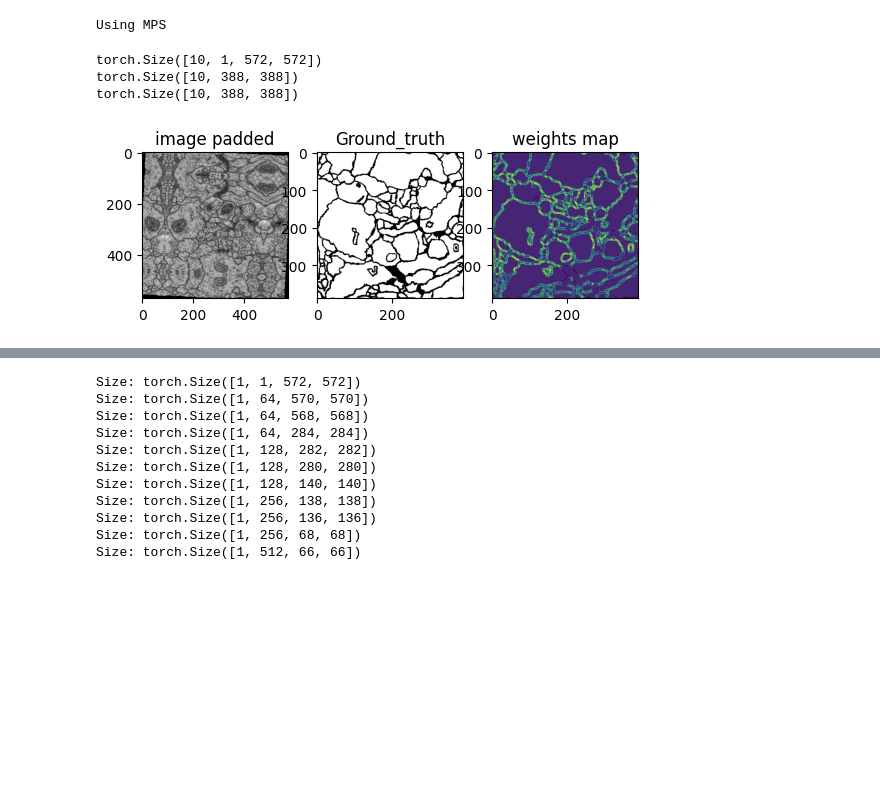
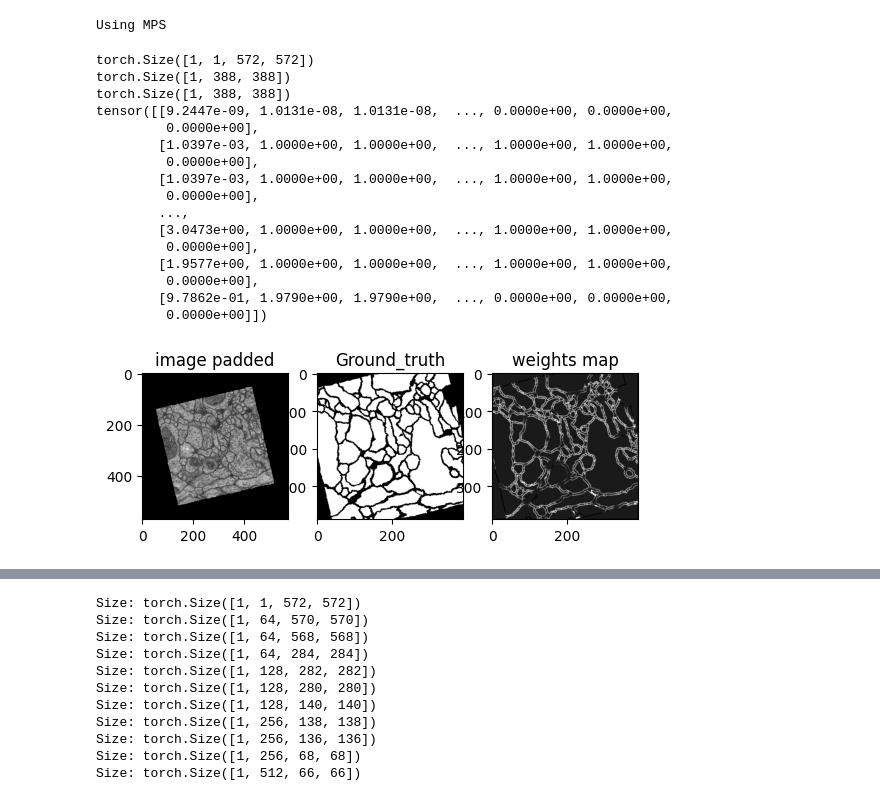
Before and after one commit to Syntoxikoo/Deep-learning-for-segmentation-of-micro-tomography-images, a Jupyter notebook: notebooks/test_Unet.ipynb, the cells around one changed output, grey strips where cells are left out. Saved outputs shown, nothing was run; the diff lists cells and outputs as text; code cells hidden in the pictures; blank space fills up the shorter version.

```diff
--- a/notebooks/test_Unet.ipynb
+++ b/notebooks/test_Unet.ipynb
@@ -152,35 +153,38 @@ class UnetDataset(Dataset):
         image = v2.functional.to_dtype(image,torch.float32, scale = True)
         label = decode_png(label_tensor)
 
+        if self.resized_shape:
+            image = v2.functional.resize(image,self.resized_shape)
+            label = v2.functional.resize(label, self.resized_shape)
 
         if self.padding:
-            if self.resized_shape is None:
-                    resized_shape = image.shape[-2:]
-            else:
-                resized_shape = self.resized_shape
-            resized = v2.functional.resize(image,resized_shape)
-            image = v2.functional.pad(resized, self.padding,padding_mode="reflect")
-            label = v2.functional.resize(label, resized_shape)
+            image = v2.functional.pad(image, self.padding,fill = 0)
+            label = v2.functional.pad(label, self.padding,fill= 0)
+
+        label = tv_tensors.Mask(label)
+
         if self.transform:
             image,label = self.transform(image,label)
+
+        if self.padding:
+            label = v2.functional.center_crop(label, self.resized_shape)
 
         label = (label >=125).long() #binarize
         weight_map = compute_weight_map(label.numpy())
 
         return image, label.squeeze(0).long(),weight_map
+
 class pairTransform:
+    def __init__(self, transform_pipeline):
+        self.transform_pipeline = transform_pipeline
 
-    def __init__(self, img_transforms, label_transforms=None):
-        self.img_transforms = img_transforms
-        self.label_transforms = label_transforms if label_transforms else img_transforms
+    def __call__(self, image, label):
+        if label.ndim == 2:
+            label = label.unsqueeze(0)
 
-    def __call__(self,image,label):
-        label_3d = label.unsqueeze(0)
-        for t in self.img_transforms.transforms:
-            image = t(image)
-            label = t(label_3d).squeeze(0)
+        image, label = self.transform_pipeline(image, label)
 
-        return image, label
+        return image, label.squeeze(0)
 # %%
 #Transform
 
@@ -191,36 +195,50 @@ transform = v2.Compose(
 # %%
 cwd = Path.cwd().parent
 path =os.path.join(cwd, "datas/Unet")
 shape_orig = 512
 shape_in = 572
 shape_out = 388
 
 pair_transform = pairTransform(transform)
 # pair_transform = None
 train_dataset = UnetDataset(path,split='train',transform=pair_transform,padding=92,resized_shape=[shape_out,shape_out])
 test_dataset = UnetDataset(path,split='test',transform=pair_transform,padding=92,resized_shape=[shape_out,shape_out])
-BATCH_SIZE = 10
+BATCH_SIZE = 1
 
 train_loader = DataLoader(train_dataset,BATCH_SIZE, True, num_workers=dl_workers)
 test_loader = DataLoader(test_dataset,BATCH_SIZE, True, num_workers=dl_workers)
 plt.figure()
 for images, masks,weights in train_loader:
     print(images.shape)
     print(masks.shape)
     print(weights.shape)
     plt.subplot(1,3,1)
     plt.imshow(images[0,0], cmap="gray")
     plt.title("image padded")
     plt.subplot(1,3,2)
     plt.imshow(masks[0], cmap="gray")
     plt.title("Ground_truth")
     plt.subplot(1,3,3)
-    plt.imshow(weights[0])
+    plt.imshow(weights[0],"gray")
     plt.title("weights map")
+    print(weights[0])
     break
 plt.show()
 # %% [output]
-torch.Size([10, 1, 572, 572])
-torch.Size([10, 388, 388])
-torch.Size([10, 388, 388])
+torch.Size([1, 1, 572, 572])
+torch.Size([1, 388, 388])
+torch.Size([1, 388, 388])
+tensor([[9.2447e-09, 1.0131e-08, 1.0131e-08,  ..., 0.0000e+00, 0.0000e+00,
+         0.0000e+00],
+        [1.0397e-03, 1.0000e+00, 1.0000e+00,  ..., 1.0000e+00, 1.0000e+00,
+         0.0000e+00],
+        [1.0397e-03, 1.0000e+00, 1.0000e+00,  ..., 1.0000e+00, 1.0000e+00,
+         0.0000e+00],
+        ...,
+        [3.0473e+00, 1.0000e+00, 1.0000e+00,  ..., 1.0000e+00, 1.0000e+00,
+         0.0000e+00],
+        [1.9577e+00, 1.0000e+00, 1.0000e+00,  ..., 1.0000e+00, 1.0000e+00,
+         0.0000e+00],
+        [9.7862e-01, 1.9790e+00, 1.9790e+00,  ..., 0.0000e+00, 0.0000e+00,
+         0.0000e+00]])
-[figure, old version]
+[figure, new version]
```
Also changed, not shown: parts of 7 cells of this notebook.
